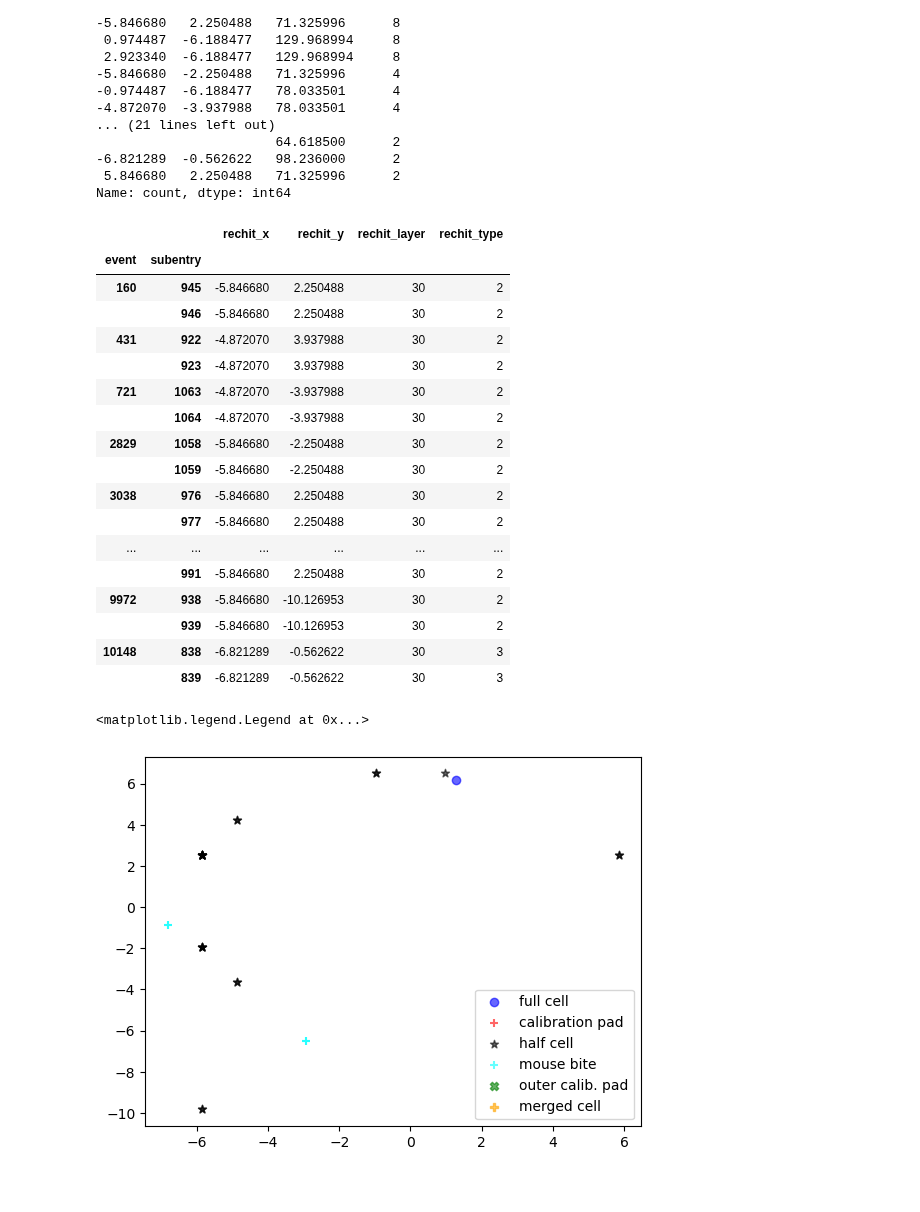
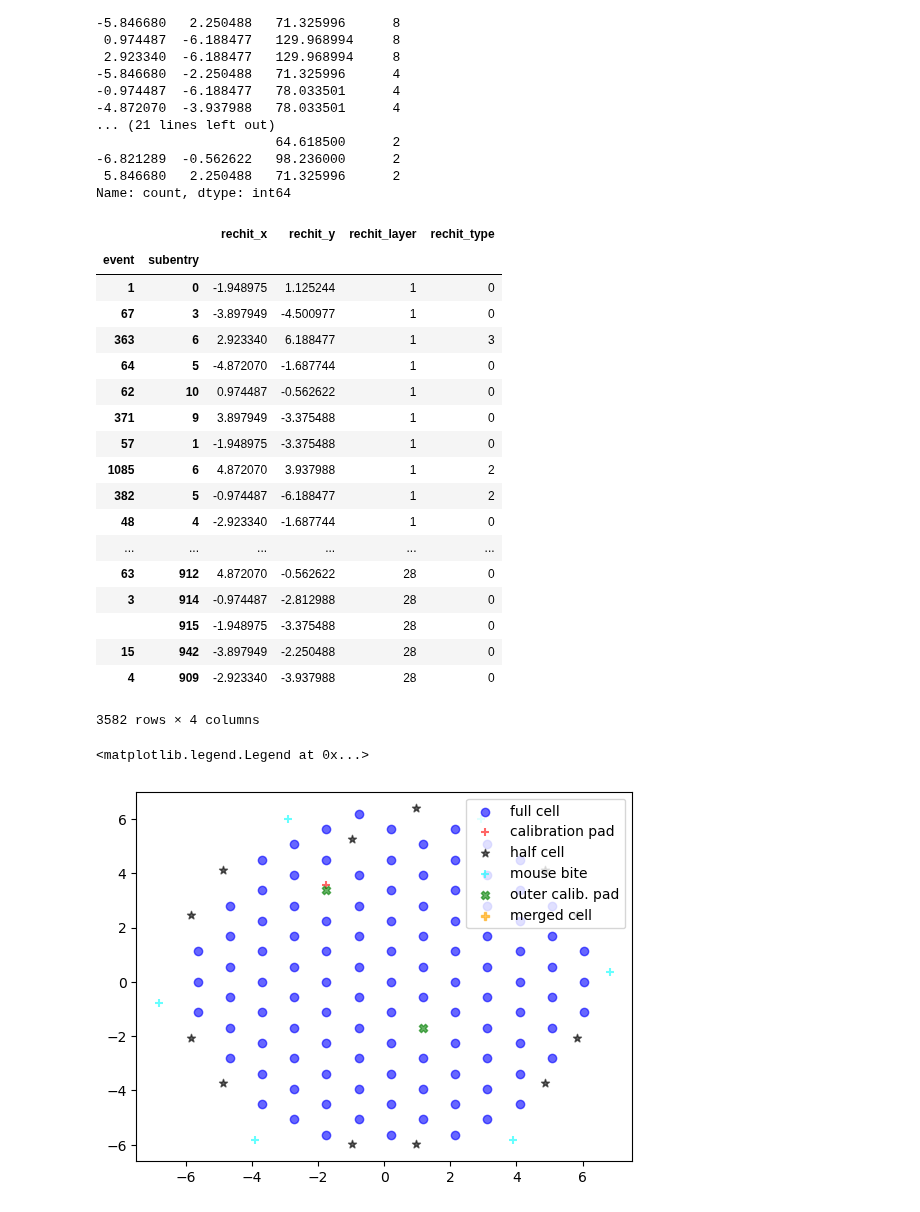
Before and after one commit to tcuisset/HgcalClue3DClusteringPlotting, a Jupyter notebook: rechits/rechitsAtIdenticalPositions.ipynb, the cells around one changed output. Cells and saved outputs as stored; diff of their text form; code cells hidden in the pictures.

Commit message:
Update rechits notebooks

```diff
--- a/rechits/rechitsAtIdenticalPositions.ipynb
+++ b/rechits/rechitsAtIdenticalPositions.ipynb
@@ -13,7 +13,7 @@ import matplotlib.pyplot as plt
 # %%
 tree = uproot.open("root://eoscms.cern.ch///eos/cms/store/group/dpg_hgcal/tb_hgcal/2018/cern_h2_october/offline_analysis/ntuples/v16/ntuple_675.root:rechitntupler/hits")
 # %%
-arrays = tree.arrays(filter_name=["event", "trigger_timestamp", "pdgID", "beamEnergy", "NRechits",'rechit_detid',
+arrays = tree.arrays(filter_name=["event", "trigger_timestamp", "beamEnergy", "NRechits",'rechit_detid',
  'rechit_module',
  'rechit_layer',
  'rechit_chip',
@@ -246,47 +250,48 @@ rechit_x   rechit_y    rechit_z
  5.846680   2.250488   71.325996      2
 Name: count, dtype: int64
 # %%
-#all_rechits = df[["rechit_x", "rechit_y", "rechit_layer", "rechit_type"]].drop_duplicates().sort_values("rechit_layer")
-all_rechits = df_of_duplicates[["rechit_x", "rechit_y", "rechit_layer", "rechit_type"]]
+all_rechits = df[["rechit_x", "rechit_y", "rechit_layer", "rechit_type"]].drop_duplicates().sort_values("rechit_layer")
+#all_rechits = df_of_duplicates[["rechit_x", "rechit_y", "rechit_layer", "rechit_type"]]
 # %%
-all_rechits[all_rechits.rechit_layer == 30]
+all_rechits[all_rechits.rechit_layer <= 28]
 # %% [output]
 |  |  | rechit_x | rechit_y | rechit_layer | rechit_type |
 | event | subentry |  |  |  |  |
-| 160 | 945 | -5.846680 | 2.250488 | 30 | 2 |
-|  | 946 | -5.846680 | 2.250488 | 30 | 2 |
-| 431 | 922 | -4.872070 | 3.937988 | 30 | 2 |
-|  | 923 | -4.872070 | 3.937988 | 30 | 2 |
-| 721 | 1063 | -4.872070 | -3.937988 | 30 | 2 |
-|  | 1064 | -4.872070 | -3.937988 | 30 | 2 |
-| 2829 | 1058 | -5.846680 | -2.250488 | 30 | 2 |
-|  | 1059 | -5.846680 | -2.250488 | 30 | 2 |
-| 3038 | 976 | -5.846680 | 2.250488 | 30 | 2 |
-|  | 977 | -5.846680 | 2.250488 | 30 | 2 |
+| 1 | 0 | -1.948975 | 1.125244 | 1 | 0 |
+| 67 | 3 | -3.897949 | -4.500977 | 1 | 0 |
+| 363 | 6 | 2.923340 | 6.188477 | 1 | 3 |
+| 64 | 5 | -4.872070 | -1.687744 | 1 | 0 |
+| 62 | 10 | 0.974487 | -0.562622 | 1 | 0 |
+| 371 | 9 | 3.897949 | -3.375488 | 1 | 0 |
+| 57 | 1 | -1.948975 | -3.375488 | 1 | 0 |
+| 1085 | 6 | 4.872070 | 3.937988 | 1 | 2 |
+| 382 | 5 | -0.974487 | -6.188477 | 1 | 2 |
+| 48 | 4 | -2.923340 | -1.687744 | 1 | 0 |
 | ... | ... | ... | ... | ... | ... |
-|  | 991 | -5.846680 | 2.250488 | 30 | 2 |
-| 9972 | 938 | -5.846680 | -10.126953 | 30 | 2 |
-|  | 939 | -5.846680 | -10.126953 | 30 | 2 |
-| 10148 | 838 | -6.821289 | -0.562622 | 30 | 3 |
-|  | 839 | -6.821289 | -0.562622 | 30 | 3 |
+| 63 | 912 | 4.872070 | -0.562622 | 28 | 0 |
+| 3 | 914 | -0.974487 | -2.812988 | 28 | 0 |
+|  | 915 | -1.948975 | -3.375488 | 28 | 0 |
+| 15 | 942 | -3.897949 | -2.250488 | 28 | 0 |
+| 4 | 909 | -2.923340 | -3.937988 | 28 | 0 |
+3582 rows × 4 columns
 # %%
-all_rechits_layer = all_rechits[all_rechits.rechit_layer == 30]
+all_rechits_layer = all_rechits[all_rechits.rechit_layer == 17]
 offs = 0.2
 scatterOpts = { 0 : dict(marker='o', color='blue', label="full cell"),
     1 : dict(marker='+', color='red', label="calibration pad"),
     2 : dict(marker='*', color='black', label="half cell"),
     3: dict(marker='+', color='cyan', label="mouse bite"),
     4:dict(marker='X', color='green', label="outer calib. pad"),
     5: dict(marker='P', color='orange', label="merged cell")
 }
 offsets = itertools.cycle([(offs, 0), (offs, offs), (0, offs), (0, -offs)])
 for rechit_type in range(6):
     all_rechits_layer_type = all_rechits_layer[all_rechits_layer.rechit_type == rechit_type]
     offset = next(offsets)
     plt.scatter(all_rechits_layer_type.rechit_x + offset[0], all_rechits_layer_type.rechit_y + offset[1],
         alpha=0.6, **scatterOpts[rechit_type])
 #plt.gca().add_patch(plt.Circle((-1.948975,3.375488), radius=0.5, fill=None, color="red"))
 plt.legend()
 # %% [output]
 <matplotlib.legend.Legend at 0x...>
-[figure, old version]
+[figure, new version]
```
Also changed, not shown: parts of 7 cells of this notebook, 1 other file.
